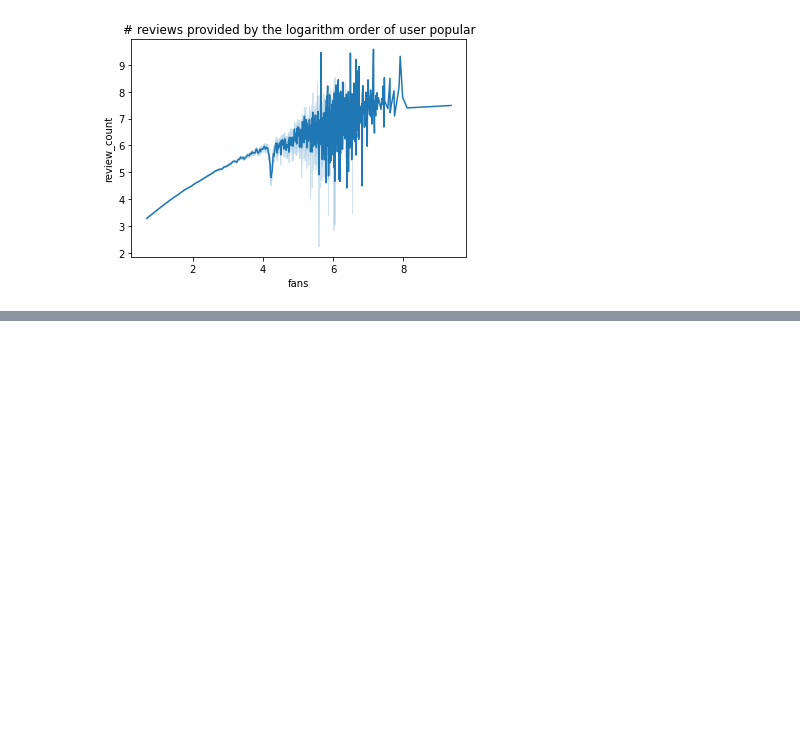
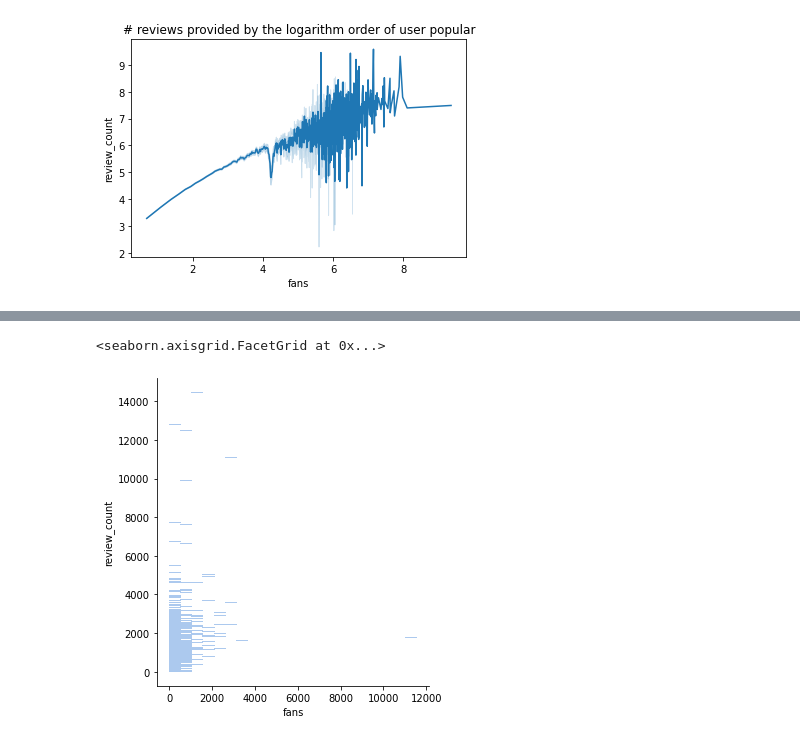
Before and after one commit to FishWith7sMemory/MAST30034-ADS-GroupProj, a Jupyter notebook: Classification.ipynb, the cells around one changed output, grey strips where cells are left out. Saved outputs shown, nothing was run; the diff lists cells and outputs as text; code cells hidden in the pictures; blank space fills up the shorter version.

```diff
--- a/Classification.ipynb
+++ b/Classification.ipynb
@@ -115,0 +191,5 @@ sns.displot(x="stars", y="cool", data=review).set(ylabel="# useful votes", title
+# %%
+sns.displot(x="fans", y="review_count", data=user).set(title="")
+# %% [output]
+<seaborn.axisgrid.FacetGrid at 0x...>
+[figure, added]
```
Also changed, not shown: parts of 23 cells of this notebook, 1 other file.
